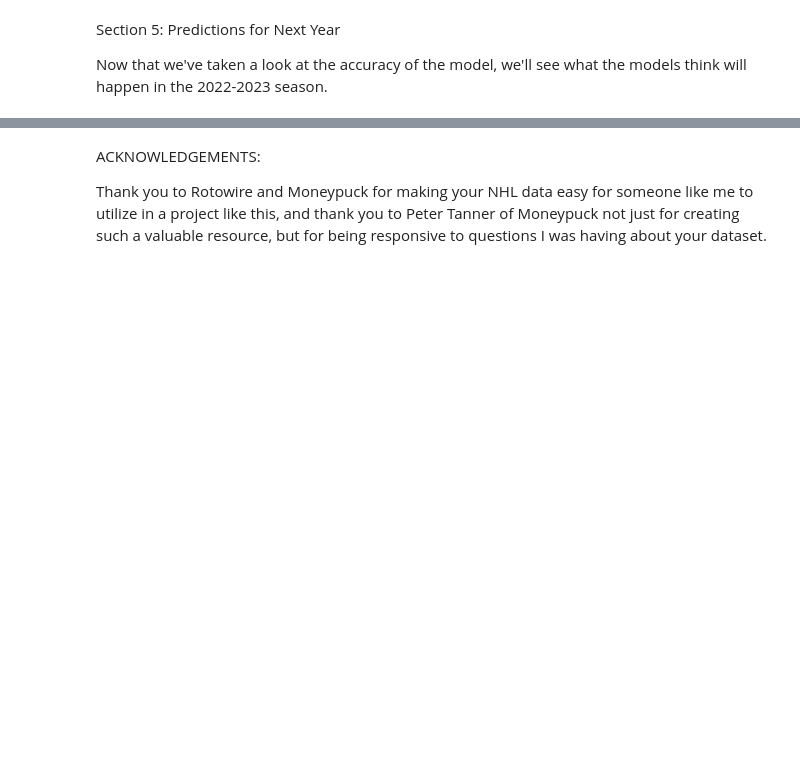
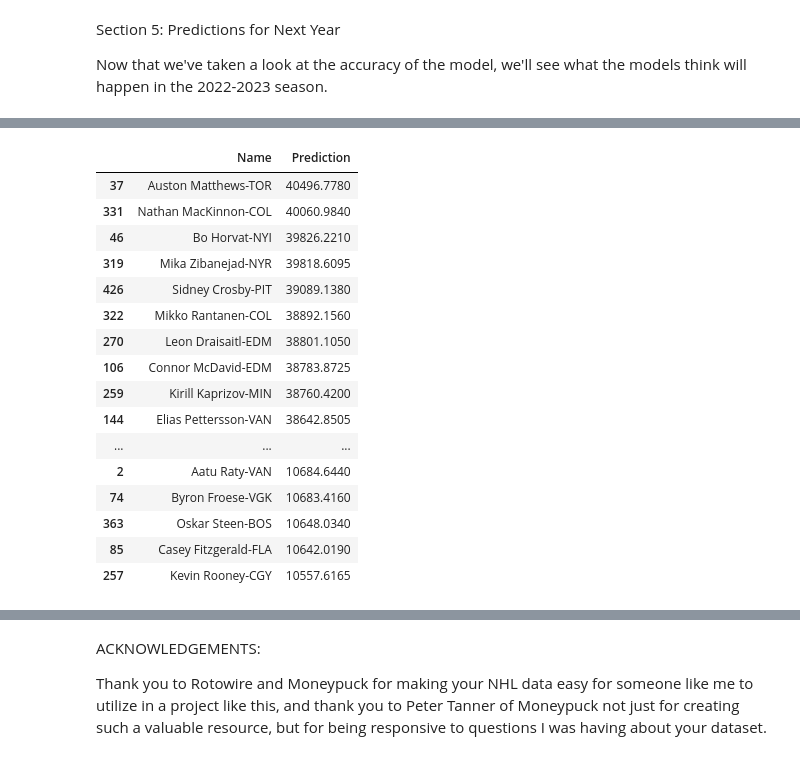
Before and after one commit to chrisberry888/FantasyHockeyAnalyzer, a Jupyter notebook: Fantasy Hockey Analyzer Notebook.ipynb, the cells around one changed output, grey strips where cells are left out. Drawn from its saved outputs; the diff is of its cells as text; code cells hidden in the pictures; blank space fills up the shorter version.

```diff
--- a/Fantasy Hockey Analyzer Notebook.ipynb
+++ b/Fantasy Hockey Analyzer Notebook.ipynb
@@ -142,3 +145,5 @@ RandomForestRegressor()
+# %%
+one_year_RF_models = mx.sim(one_year_RF, X, y, mpt)
 # %% [markdown]
 TWO YEAR:
 # %%
@@ -332,0 +280,24 @@ display(three_year_df)
+# %%
+
+one_year_df = mx.sum_predictions(dfs2)
+one_year_df.sort_values(by="Prediction", ascending=False, inplace=True)
+pd.options.display.max_rows = None
+display(one_year_df)
+# %% [output]
+|  | Name | Prediction |
+| 37 | Auston Matthews-TOR | 40496.7780 |
+| 331 | Nathan MacKinnon-COL | 40060.9840 |
+| 46 | Bo Horvat-NYI | 39826.2210 |
+| 319 | Mika Zibanejad-NYR | 39818.6095 |
+| 426 | Sidney Crosby-PIT | 39089.1380 |
+| 322 | Mikko Rantanen-COL | 38892.1560 |
+| 270 | Leon Draisaitl-EDM | 38801.1050 |
+| 106 | Connor McDavid-EDM | 38783.8725 |
+| 259 | Kirill Kaprizov-MIN | 38760.4200 |
+| 144 | Elias Pettersson-VAN | 38642.8505 |
+| ... | ... | ... |
+| 2 | Aatu Raty-VAN | 10684.6440 |
+| 74 | Byron Froese-VGK | 10683.4160 |
+| 363 | Oskar Steen-BOS | 10648.0340 |
+| 85 | Casey Fitzgerald-FLA | 10642.0190 |
+| 257 | Kevin Rooney-CGY | 10557.6165 |
```
Also changed, not shown: parts of 25 cells of this notebook, 3 other files.
